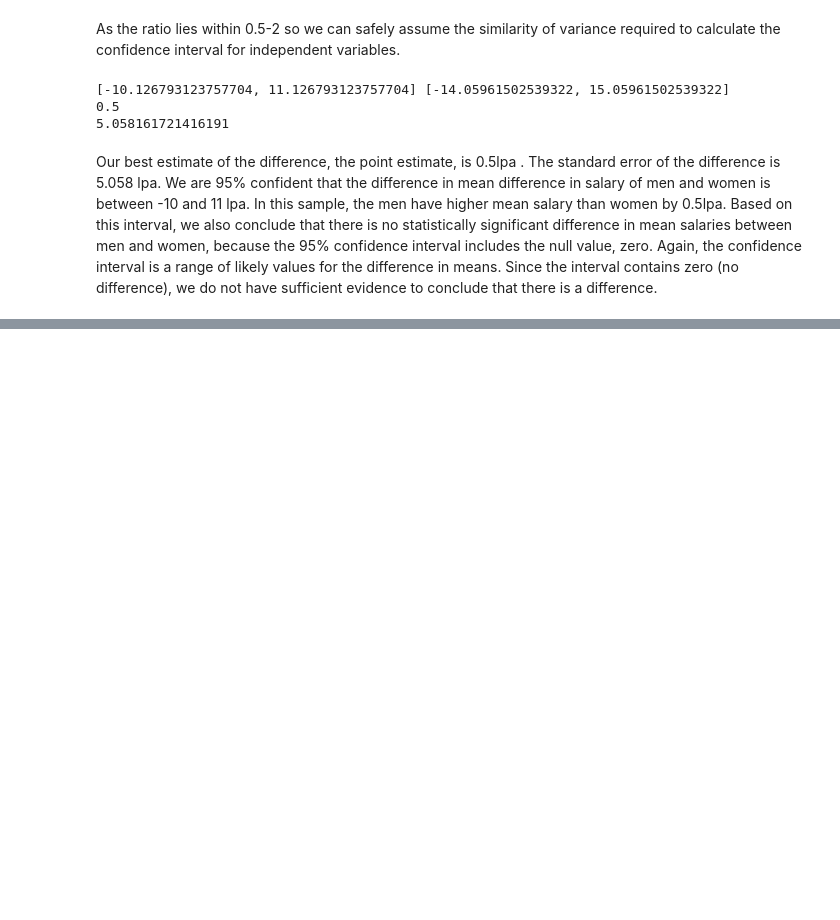
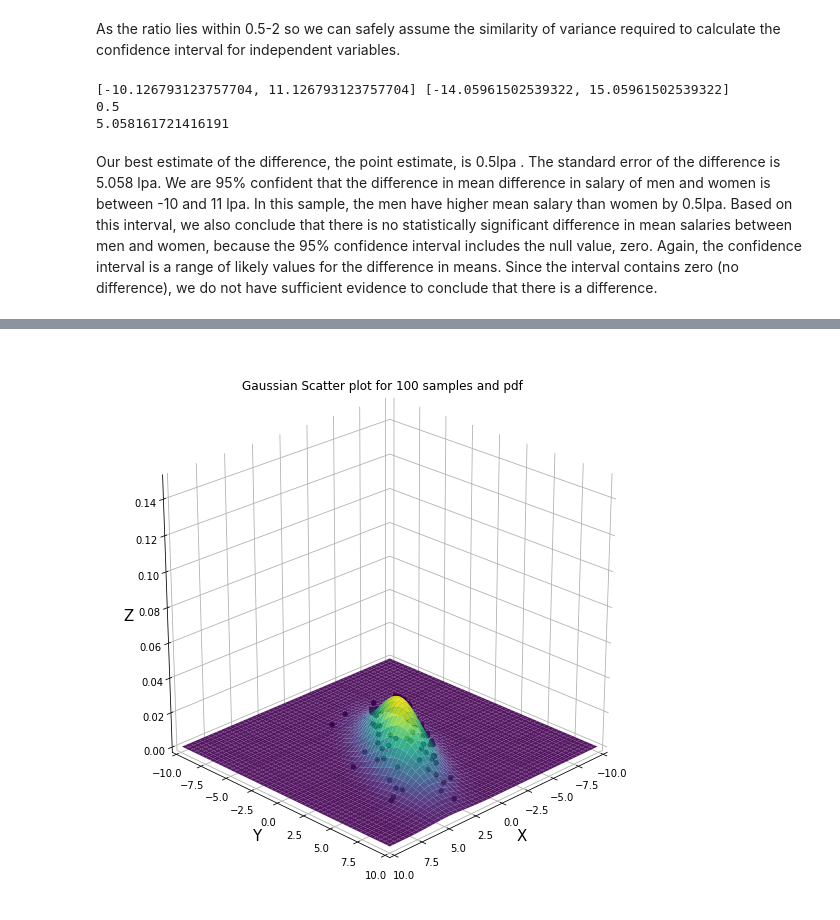
Before and after one commit to Pratvi27/Data-Analysis-and-Visualization, a Jupyter notebook: codes/Assignment.ipynb, the cells around one changed output, grey strips where cells are left out. Drawn from its saved outputs; the diff is of its cells as text; code cells hidden in the pictures; blank space fills up the shorter version.

```diff
--- a/codes/Assignment.ipynb
+++ b/codes/Assignment.ipynb
@@ -41,0 +124,29 @@ Our best estimate of the difference, the point estimate, is 0.5lpa . The standar
+# %%
+rv = multivariate_normal(mean, cov)
+x_abs = 10
+y_abs = 10
+x_grid, y_grid = np.mgrid[-x_abs:x_abs:.1, -y_abs:y_abs:.1]
+pos = np.empty(x_grid.shape + (2,))
+pos[:, :, 0] = x_grid
+pos[:, :, 1] = y_grid
+fig = plt.figure(figsize=(10,10))
+ax = fig.gca(projection='3d')
+# # Removes the grey panes in 3d plots
+ax.xaxis.set_pane_color((1.0, 1.0, 1.0, 0.0))
+ax.yaxis.set_pane_color((1.0, 1.0, 1.0, 0.0))
+ax.zaxis.set_pane_color((1.0, 1.0, 1.0, 0.0))
+ax.plot_surface(x_grid, y_grid, rv.pdf(pos),cmap='viridis',linewidth=0,alpha=0.9,label='PDF function')
+ax.scatter(val[:, 0], val[:, 1], rv.pdf(val), c='k',alpha=1,label='Simulated Sample')
+# ax.legend(['PDF function','Simulated Sample'])
+ax.set_title("Gaussian Scatter plot for 100 samples and pdf")
+ax.set_xlim3d(-x_abs, x_abs)
+ax.set_ylim3d(-y_abs, y_abs)
+ax.set_zlim3d(0, 0.15)
+ax.set_xlabel('X',fontsize=15)
+ax.set_ylabel('Y',fontsize=15)
+ax.set_zlabel('Z',fontsize=15)
+# set viewing angle
+ax.view_init(25, 45)
+plt.show()
+# %% [output]
+[figure, added]
```
Also changed, not shown: parts of 8 cells of this notebook.
